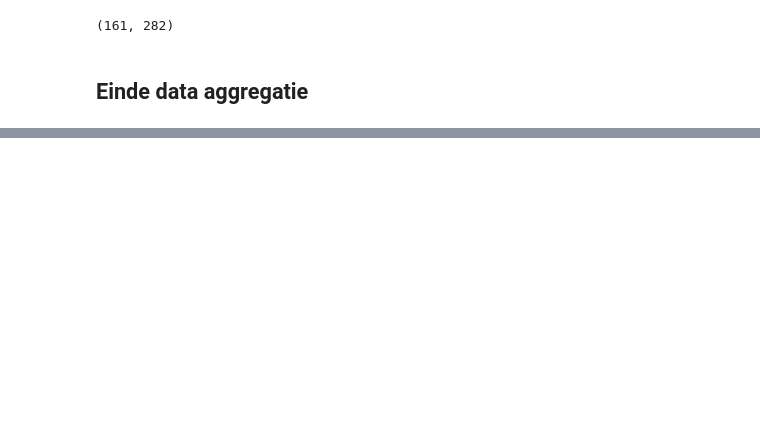
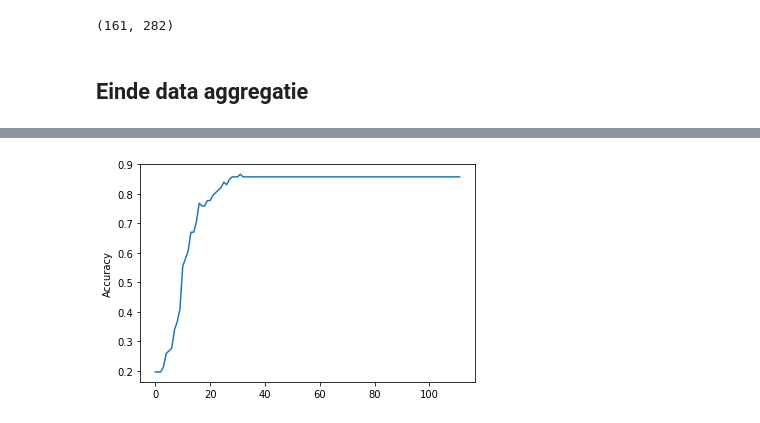
Before and after one commit to JeffreyBosman/FDScase2, a Jupyter notebook: Preprocessing_instagram_assignment.ipynb, the cells around one changed output, grey strips where cells are left out. Cells and saved outputs as stored; diff of their text form; code cells hidden in the pictures; blank space fills up the shorter version.

```diff
--- a/Preprocessing_instagram_assignment.ipynb
+++ b/Preprocessing_instagram_assignment.ipynb
@@ -402,0 +522,6 @@ for Object in objectsCol:
+# %%
+plt.plot([x for x in range(len(scores))], scores)
+plt.ylabel('Accuracy')
+plt.show()
+# %% [output]
+[figure, added]
```
Also changed, not shown: parts of 45 cells of this notebook.
